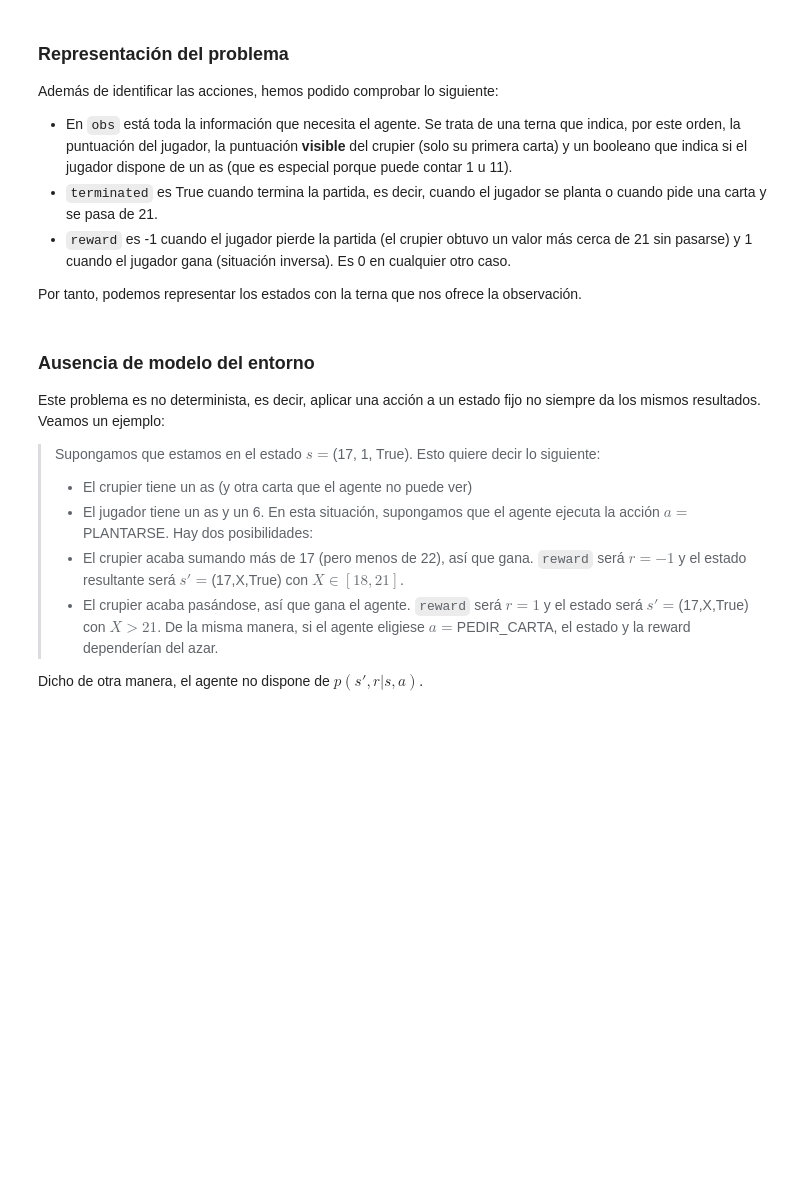
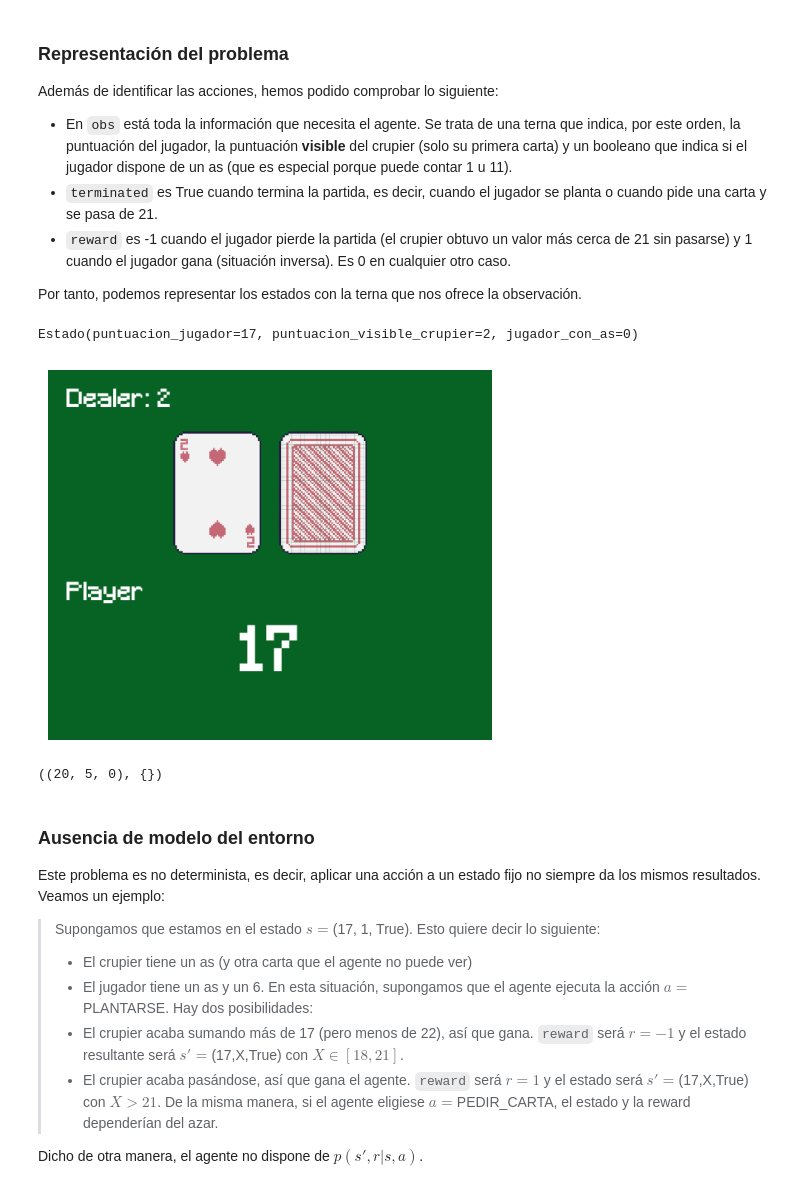
Before and after one commit to EmilioUcelayLojo/AA3, a Jupyter notebook: lab5/lab5.ipynb, the cells around one changed output. Saved outputs shown, nothing was run; the diff lists cells and outputs as text; code cells hidden in the pictures; blank space fills up the shorter version.

```diff
--- a/lab5/lab5.ipynb
+++ b/lab5/lab5.ipynb
@@ -62,19 +74,19 @@ print('Crupier:', env.get_wrapper_attr('dealer'))
 print('Jugador:', env.get_wrapper_attr('player'))
 
 # TODO - Cambia la acción a 0 o 1 y ejecuta la celda las veces que necesites hasta que identifiques qué acción corresponde con 0 y cuál con 1.
-accion = ...
-obs, reward, terminated, truncated, info = ...
+accion = 0 # Prueba con 0 y 1
+obs, reward, terminated, truncated, info = env.step(accion)
 
-print('Obs:', obs)
+print('\nObs:', obs)
 print('Reward:', reward)
 print('Terminated:', terminated)
 print('Truncated:', truncated)
 print('Info:', info)
 
-print('Situación después:')
+print('\nSituación después:')
 print('Crupier:', env.get_wrapper_attr('dealer'))
 print('Jugador:', env.get_wrapper_attr('player'))
 
 # TODO - Indica qué acción es 0 y cuál es 1.
-PLANTARSE = ...
-PEDIR_CARTA = ...
+PLANTARSE = 0
+PEDIR_CARTA = 1
@@ -90,23 +116,27 @@ Por tanto, podemos representar los estados con la terna que nos ofrece la observ
 # %%
 from collections import namedtuple
 
 # Representaremos los estados como tuplas con los siguientes campos con nombre:
 #  - puntuacion_jugador: Representa la suma de los valores de las cartas recibidas
 #  - puntuacion_visible_crupier: Representa la suma de las cartas visibles del crupier
 #  - jugador_con_as: Booleano que indica si el jugador tiene un as
 Estado = namedtuple('Estado', ['puntuacion_jugador', 'puntuacion_visible_crupier', 'jugador_con_as'])
 
 # TODO - Completa la función
-def get_estado(obs:tuple[int, int, int]) -> Estado:
-    ...
+def get_estado(obs: tuple[int, int, int]) -> Estado:
+    return Estado(puntuacion_jugador=obs[0], puntuacion_visible_crupier=obs[1], jugador_con_as=obs[2])
 
 # COMPROBACIONES - TODO - Verifica que el estado que se imprime coincide con lo mostrado en la imagen
 env.reset()
 obs = env.step(PLANTARSE)[0]
 estado = get_estado(obs)
-print(estado)
+print(estado,"\n")
 muestra_entorno(env)
 env.reset()
+# %% [output]
+Estado(puntuacion_jugador=17, puntuacion_visible_crupier=2, jugador_con_as=0)
+[figure, added]
+((20, 5, 0), {})
 # %% [markdown]
 ### Ausencia de modelo del entorno
 
```
Also changed, not shown: parts of 17 cells of this notebook.
